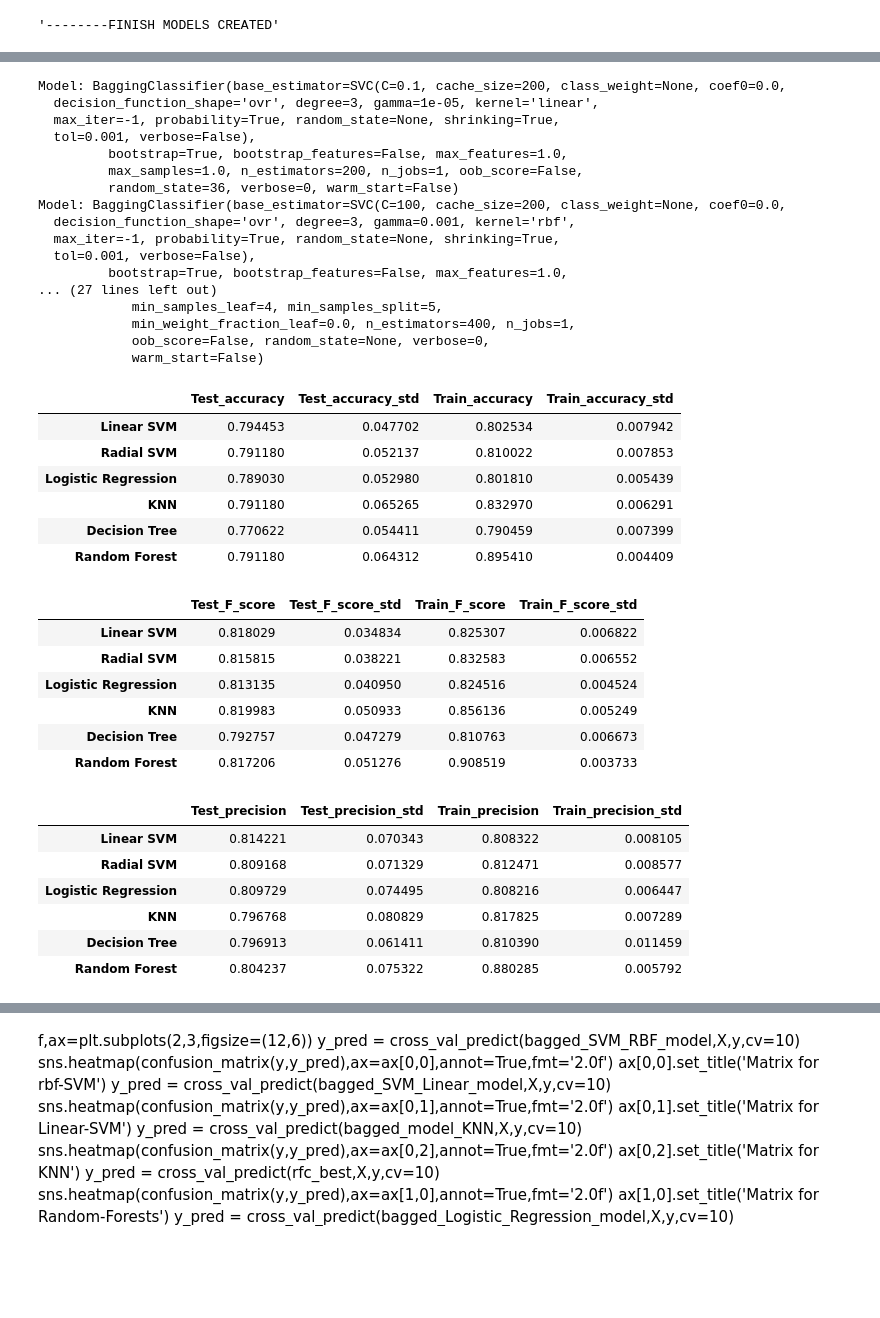
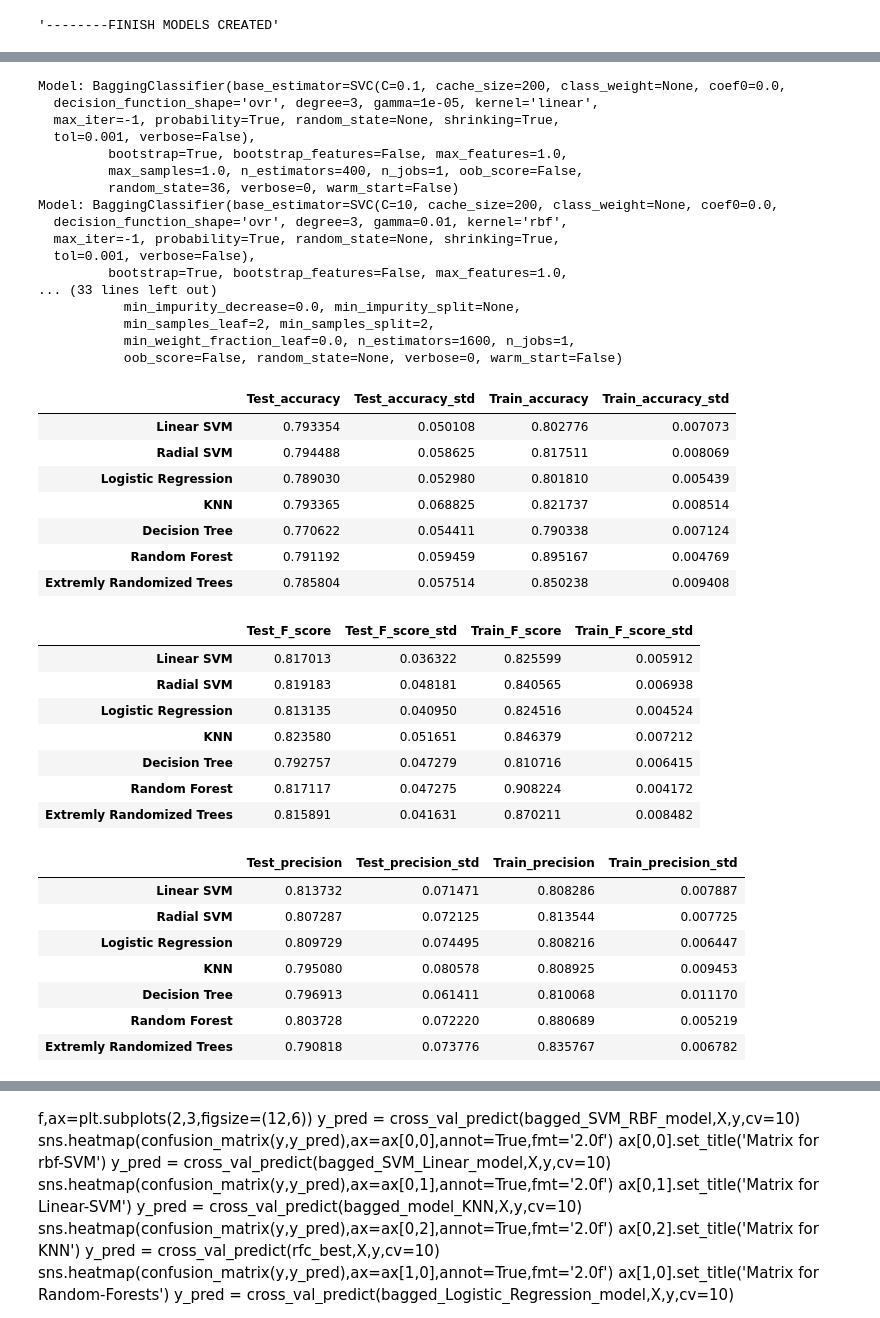
Before and after one commit to javierfs/MyMasterThesis, a Jupyter notebook: Bagging algorithms_Approach4.ipynb, the cells around one changed output, grey strips where cells are left out. Saved outputs shown, nothing was run; the diff lists cells and outputs as text; code cells hidden in the pictures; blank space fills up the shorter version.

```diff
--- a/Bagging algorithms_Approach4.ipynb
+++ b/Bagging algorithms_Approach4.ipynb
@@ -195,19 +232,10 @@ Parameters: {'n_estimators': 600}
 # %%
-bagged_DT_model = BaggingClassifier(base_estimator= model_Decision_Tree, n_estimators =  700, random_state = 34)
-bagged_SVM_Linear_model = BaggingClassifier(base_estimator=model_Linear_SVM, n_estimators =  200, random_state = 36)
-bagged_SVM_RBF_model =  BaggingClassifier(base_estimator=model_RBF_SVM, n_estimators =  500 ,random_state = 37)
+bagged_DT_model = BaggingClassifier(base_estimator= model_Decision_Tree, n_estimators =  800, random_state = 34)
+bagged_SVM_Linear_model = BaggingClassifier(base_estimator=model_Linear_SVM, n_estimators =  400, random_state = 36)
+bagged_SVM_RBF_model =  BaggingClassifier(base_estimator=model_RBF_SVM, n_estimators =  200 ,random_state = 37)
 bagged_Logistic_Regression_model = BaggingClassifier(base_estimator=model_Logistic_Regression,  n_estimators =  300, random_state = 38)
-bagged_model_KNN= BaggingClassifier(base_estimator=model_KNN, n_estimators =  200, random_state = 38)
-rfc_best =  RandomForestClassifier(n_estimators= 400,
-               max_features= 'sqrt',
-               max_depth= 50,
-               min_samples_split= 5,
-               min_samples_leaf= 4,
-               bootstrap= True)
+bagged_model_KNN= BaggingClassifier(base_estimator=model_KNN, n_estimators =  100, random_state = 38)
 # %%
-
-
-
 from sklearn.model_selection import KFold,StratifiedKFold #for K-fold cross validation
 from sklearn.model_selection import cross_val_score, cross_validate #score evaluation
 from sklearn.model_selection import cross_val_predict #prediction
@@ -223,8 +251,8 @@ scoring = {'precision': make_scorer(precision_score),
 
 kfold = StratifiedKFold(n_splits=10, random_state=22) # k=10, split the data into 10 equal parts
 
-classifiers=['Linear SVM','Radial SVM','Logistic Regression','KNN','Decision Tree','Random Forest']
-models=[bagged_SVM_Linear_model, bagged_SVM_RBF_model, bagged_Logistic_Regression_model, bagged_model_KNN, bagged_DT_model, rfc_best ]
+classifiers=['Linear SVM','Radial SVM','Logistic Regression','KNN','Decision Tree','Random Forest', 'Extremly Randomized Trees']
+models=[bagged_SVM_Linear_model, bagged_SVM_RBF_model, bagged_Logistic_Regression_model, bagged_model_KNN, bagged_DT_model, model_RandomForest, model_extraTrees]
 
 
 
@@ -322,59 +350,62 @@ dct_precision = {'Test_precision': test_precision,
                'Train_precision': train_precision,
                'Train_precision_std': train_precision_std}
 dct_recall = {'Test_Sensitivity': test_recall,
                'Test_Sensitivity_std': test_recall_std,
                'Train_Sensitivity': train_recall,
                'Train_Sensitivity_std': train_recall_std}
 dct_time = {'Fit_time': fit_time, 'Scoring Time':score_time}
 
 metrics_acc=pd.DataFrame(dct_acc,index=classifiers)
 metrics_Fsc = pd.DataFrame(dct_Fscore,index=classifiers)
 metrics_precision = pd.DataFrame(dct_precision,index=classifiers)
 metrics_recall = pd.DataFrame(dct_recall,index=classifiers)
 metrics_time = pd.DataFrame(dct_time,index=classifiers)
 
 display(metrics_acc)
 display(metrics_Fsc)
 display(metrics_precision)
 display(metrics_recall)
 display(metrics_time)
 # %% [output]
 Model: BaggingClassifier(base_estimator=SVC(C=0.1, cache_size=200, class_weight=None, coef0=0.0,
   decision_function_shape='ovr', degree=3, gamma=1e-05, kernel='linear',
   max_iter=-1, probability=True, random_state=None, shrinking=True,
   tol=0.001, verbose=False),
          bootstrap=True, bootstrap_features=False, max_features=1.0,
-         max_samples=1.0, n_estimators=200, n_jobs=1, oob_score=False,
+         max_samples=1.0, n_estimators=400, n_jobs=1, oob_score=False,
          random_state=36, verbose=0, warm_start=False)
-Model: BaggingClassifier(base_estimator=SVC(C=100, cache_size=200, class_weight=None, coef0=0.0,
-  decision_function_shape='ovr', degree=3, gamma=0.001, kernel='rbf',
+Model: BaggingClassifier(base_estimator=SVC(C=10, cache_size=200, class_weight=None, coef0=0.0,
+  decision_function_shape='ovr', degree=3, gamma=0.01, kernel='rbf',
   max_iter=-1, probability=True, random_state=None, shrinking=True,
   tol=0.001, verbose=False),
          bootstrap=True, bootstrap_features=False, max_features=1.0,
-... (27 lines left out)
-            min_samples_leaf=4, min_samples_split=5,
-            min_weight_fraction_leaf=0.0, n_estimators=400, n_jobs=1,
-            oob_score=False, random_state=None, verbose=0,
-            warm_start=False)
+... (33 lines left out)
+           min_impurity_decrease=0.0, min_impurity_split=None,
+           min_samples_leaf=2, min_samples_split=2,
+           min_weight_fraction_leaf=0.0, n_estimators=1600, n_jobs=1,
+           oob_score=False, random_state=None, verbose=0, warm_start=False)
 |  | Test_accuracy | Test_accuracy_std | Train_accuracy | Train_accuracy_std |
-| Linear SVM | 0.794453 | 0.047702 | 0.802534 | 0.007942 |
-| Radial SVM | 0.791180 | 0.052137 | 0.810022 | 0.007853 |
+| Linear SVM | 0.793354 | 0.050108 | 0.802776 | 0.007073 |
+| Radial SVM | 0.794488 | 0.058625 | 0.817511 | 0.008069 |
 | Logistic Regression | 0.789030 | 0.052980 | 0.801810 | 0.005439 |
-| KNN | 0.791180 | 0.065265 | 0.832970 | 0.006291 |
-| Decision Tree | 0.770622 | 0.054411 | 0.790459 | 0.007399 |
-| Random Forest | 0.791180 | 0.064312 | 0.895410 | 0.004409 |
+| KNN | 0.793365 | 0.068825 | 0.821737 | 0.008514 |
+| Decision Tree | 0.770622 | 0.054411 | 0.790338 | 0.007124 |
+| Random Forest | 0.791192 | 0.059459 | 0.895167 | 0.004769 |
+| Extremly Randomized Trees | 0.785804 | 0.057514 | 0.850238 | 0.009408 |
 |  | Test_F_score | Test_F_score_std | Train_F_score | Train_F_score_std |
-| Linear SVM | 0.818029 | 0.034834 | 0.825307 | 0.006822 |
-| Radial SVM | 0.815815 | 0.038221 | 0.832583 | 0.006552 |
+| Linear SVM | 0.817013 | 0.036322 | 0.825599 | 0.005912 |
+| Radial SVM | 0.819183 | 0.048181 | 0.840565 | 0.006938 |
 | Logistic Regression | 0.813135 | 0.040950 | 0.824516 | 0.004524 |
-| KNN | 0.819983 | 0.050933 | 0.856136 | 0.005249 |
-| Decision Tree | 0.792757 | 0.047279 | 0.810763 | 0.006673 |
-| Random Forest | 0.817206 | 0.051276 | 0.908519 | 0.003733 |
+| KNN | 0.823580 | 0.051651 | 0.846379 | 0.007212 |
+| Decision Tree | 0.792757 | 0.047279 | 0.810716 | 0.006415 |
+| Random Forest | 0.817117 | 0.047275 | 0.908224 | 0.004172 |
+| Extremly Randomized Trees | 0.815891 | 0.041631 | 0.870211 | 0.008482 |
 |  | Test_precision | Test_precision_std | Train_precision | Train_precision_std |
-| Linear SVM | 0.814221 | 0.070343 | 0.808322 | 0.008105 |
-| Radial SVM | 0.809168 | 0.071329 | 0.812471 | 0.008577 |
+| Linear SVM | 0.813732 | 0.071471 | 0.808286 | 0.007887 |
+| Radial SVM | 0.807287 | 0.072125 | 0.813544 | 0.007725 |
 | Logistic Regression | 0.809729 | 0.074495 | 0.808216 | 0.006447 |
-| KNN | 0.796768 | 0.080829 | 0.817825 | 0.007289 |
-| Decision Tree | 0.796913 | 0.061411 | 0.810390 | 0.011459 |
-| Random Forest | 0.804237 | 0.075322 | 0.880285 | 0.005792 |
+| KNN | 0.795080 | 0.080578 | 0.808925 | 0.009453 |
+| Decision Tree | 0.796913 | 0.061411 | 0.810068 | 0.011170 |
+| Random Forest | 0.803728 | 0.072220 | 0.880689 | 0.005219 |
+| Extremly Randomized Trees | 0.790818 | 0.073776 | 0.835767 | 0.006782 |
 |  | Test_Sensitivity | Test_Sensitivity_std | Train_Sensitivity | Train_Sensitivity_std |
```
Also changed, not shown: parts of 7 cells of this notebook, 6 other files.
